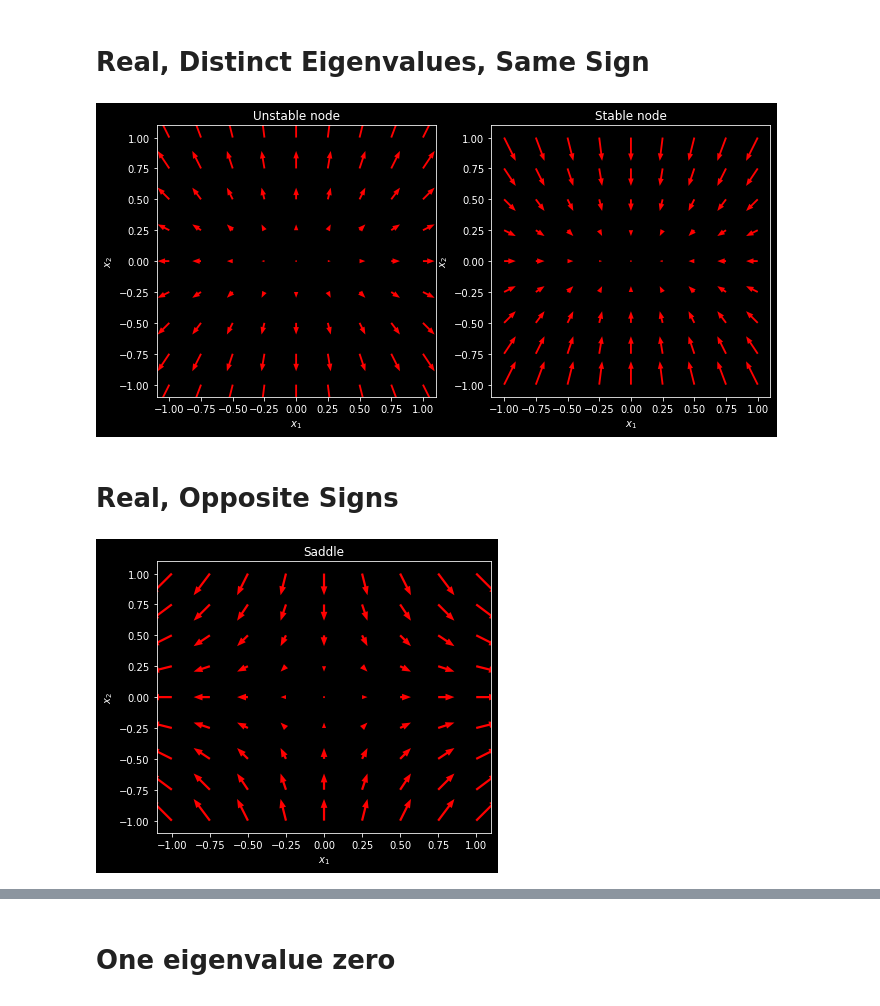
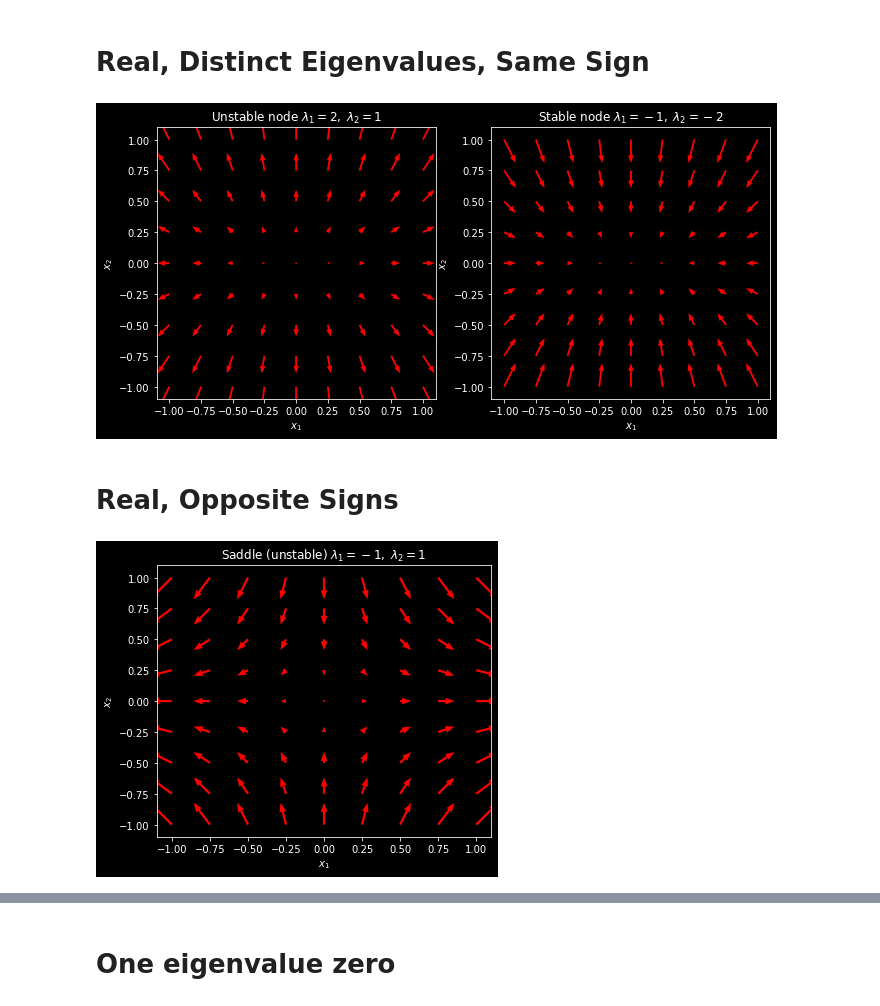
Before and after one commit to christakahashi/ECE447, a Jupyter notebook: lectures/taxonomy.ipynb, the cells around one changed output, grey strips where cells are left out. Drawn from its saved outputs; the diff is of its cells as text; code cells hidden in the pictures.

```diff
--- a/lectures/taxonomy.ipynb
+++ b/lectures/taxonomy.ipynb
@@ -67,11 +69,25 @@ def plot_phase_portrait(matrices,titles):
         a = np.array(matrix).astype(np.float64)
         x1dot = a[0,0]*x1 + a[0,1]*x2
         x2dot = a[1,0]*x1 + a[1,1]*x2
-        ax[0,i].quiver(x1, x2, x1dot, x2dot, color='r',headlength=4,headaxislength=4)
+        if np.max(np.abs(np.array([x1dot,x2dot]).flatten()))==0:
+          scale = 1
+        else:
+          scale = None
+        ax[0,i].quiver(x1, x2, x1dot, x2dot, color='r',headlength=4,headaxislength=4,scale=scale)
         ax[0,i].set_xlabel('$x_1$')
         ax[0,i].set_ylabel('$x_2$')
         ax[0,i].set_title(title)
     return None
+
+def pprintevals (A):
+  ev = A.eigenvals()
+  s = "$"
+  ii = 0
+  for k in ev.keys():
+    ii +=1
+    s += "\lambda_{"+str(ii)+"}="+str(k)+" ,\;"
+  s =s[:-4]+"$"
+  return s
 # %% [markdown]
 Diagonalization
 ===
@@ -190,27 +201,31 @@ NOTE: In general (non-linear systems) the above definition for asymptotic stabil
 Real, Distinct Eigenvalues, Same Sign
 ===
 # %%
+A1 = Matrix([[1,0],[0,2]])
+A2 = Matrix([[-1,0],[0,-2]])
+
 plot_phase_portrait(
-    [
-        Matrix([[1,0],[0,2]]) ,
-        Matrix([[-1,0],[0,-2]])
+    [ A1 ,
+      A2
     ],
     [
-        "Unstable node",
-        "Stable node"
+        "Unstable node "+ pprintevals(A1),
+        "Stable node " + pprintevals(A2)
     ])
 # %% [output]
-[figure, old version]
+[figure, new version]
 # %% [markdown]
 Real, Opposite Signs
 ===
 # %%
+A = Matrix([[1,0],[0,-1]])
+
 plot_phase_portrait(
     [
-        Matrix([[1,0],[0,-1]])
+        A
     ],
     [
-        "Saddle"
+        "Saddle (unstable) " + pprintevals(A)
     ])
 # %% [output]
-[figure, old version]
+[figure, new version]
```
Also changed, not shown: parts of 7 cells of this notebook.
